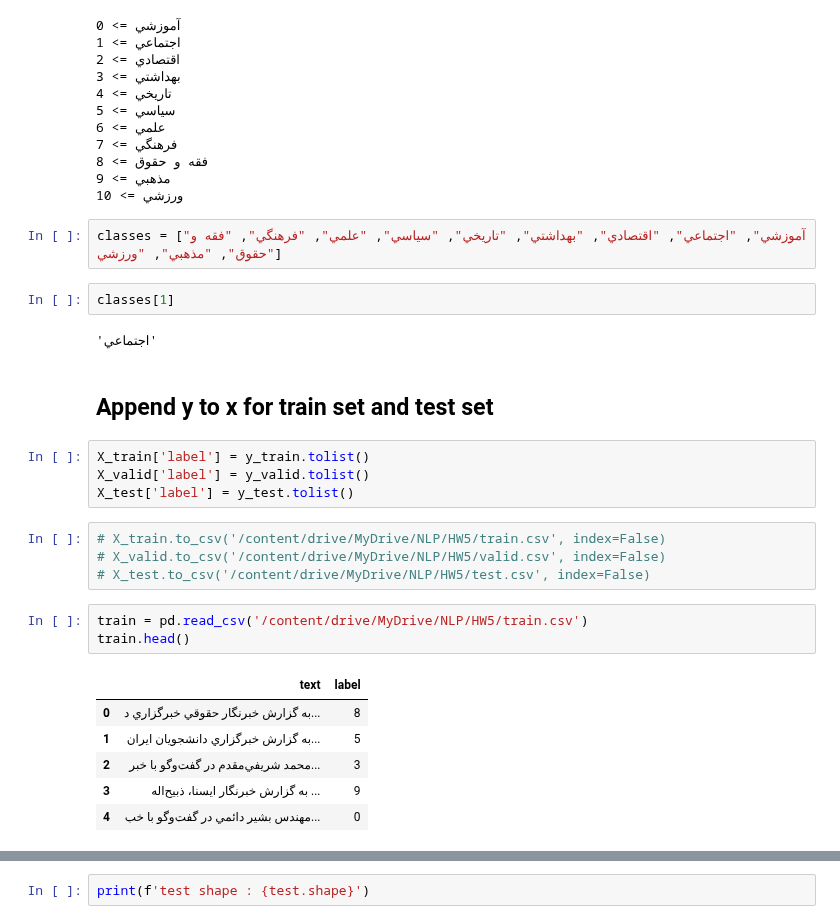
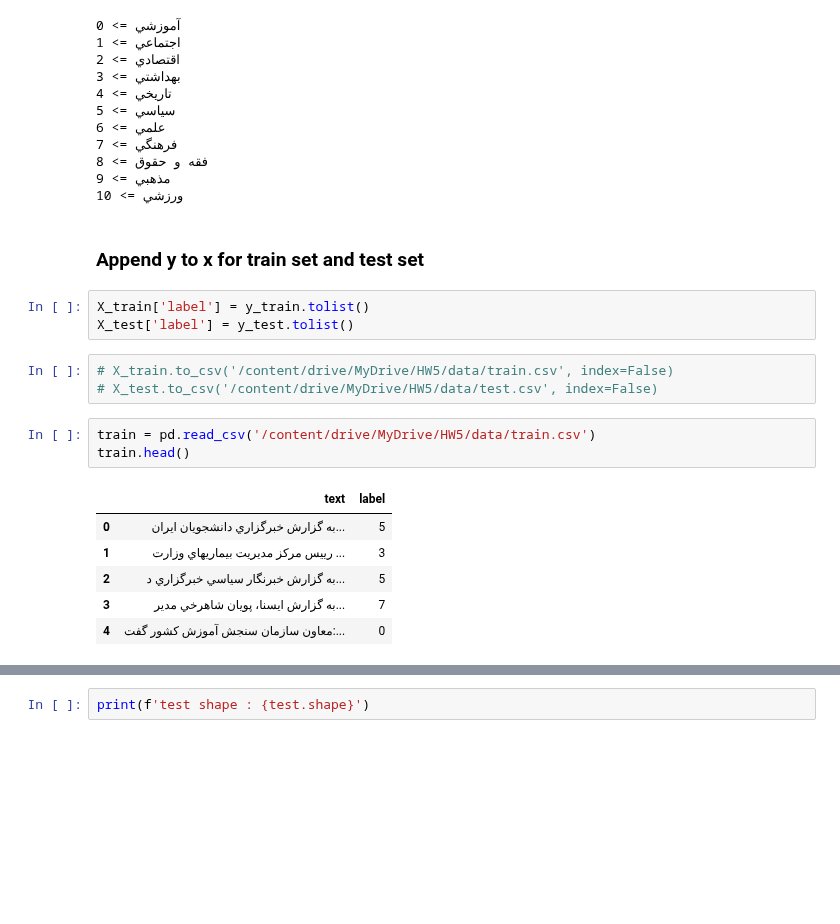
Before and after one commit to ZahraDehghani99/Natural-Language-Processing, a Jupyter notebook: HW5/text_classification_with_transformers.ipynb, the cells around one changed output, grey strips where cells are left out. Cells and saved outputs as stored; diff of their text form; blank space fills up the shorter version.

```diff
--- a/HW5/text_classification_with_transformers.ipynb
+++ b/HW5/text_classification_with_transformers.ipynb
@@ -175,32 +171,24 @@ for i in range(len(inv)):
 فقه و حقوق => 8
 مذهبي => 9
 ورزشي => 10
-# %%
-classes = ["آموزشي", "اجتماعي", "اقتصادي", "بهداشتي", "تاريخي", "سياسي", "علمي", "فرهنگي", "فقه و حقوق", "مذهبي", "ورزشي"]
-# %%
-classes[1]
-# %% [output]
-'اجتماعي'
 # %% [markdown]
-## Append y to x for train set and test set
+### Append y to x for train set and test set
 # %%
 X_train['label'] = y_train.tolist()
-X_valid['label'] = y_valid.tolist()
 X_test['label'] = y_test.tolist()
 # %%
-# X_train.to_csv('/content/drive/MyDrive/NLP/HW5/train.csv', index=False)
-# X_valid.to_csv('/content/drive/MyDrive/NLP/HW5/valid.csv', index=False)
-# X_test.to_csv('/content/drive/MyDrive/NLP/HW5/test.csv', index=False)
+# X_train.to_csv('/content/drive/MyDrive/HW5/data/train.csv', index=False)
+# X_test.to_csv('/content/drive/MyDrive/HW5/data/test.csv', index=False)
 # %%
-train = pd.read_csv('/content/drive/MyDrive/NLP/HW5/train.csv')
+train = pd.read_csv('/content/drive/MyDrive/HW5/data/train.csv')
 train.head()
 # %% [output]
 |  | text | label |
-| 0 | به گزارش خبرنگار حقوقي خبرگزاري د... | 8 |
-| 1 | به گزارش خبرگزاري دانشجويان ايران... | 5 |
-| 2 | محمد شريفي‌مقدم در گفت‌وگو با خبر... | 3 |
-| 3 | به گزارش خبرنگار ايسنا، ذبيح‌اله ... | 9 |
-| 4 | مهندس بشير دائمي در گفت‌وگو با خب... | 0 |
+| 0 | به گزارش خبرگزاري دانشجويان ايران... | 5 |
+| 1 | رييس مركز مديريت بيماريهاي وزارت ... | 3 |
+| 2 | به گزارش خبرنگار سياسي خبرگزاري د... | 5 |
+| 3 | به گزارش ايسنا، پويان شاهرخي مدير... | 7 |
+| 4 | معاون سازمان سنجش آموزش كشور گفت:... | 0 |
 # %%
 print(f'train shape : {train.shape}')
 # %% [output]
```
Also changed, not shown: parts of 112 cells of this notebook.
